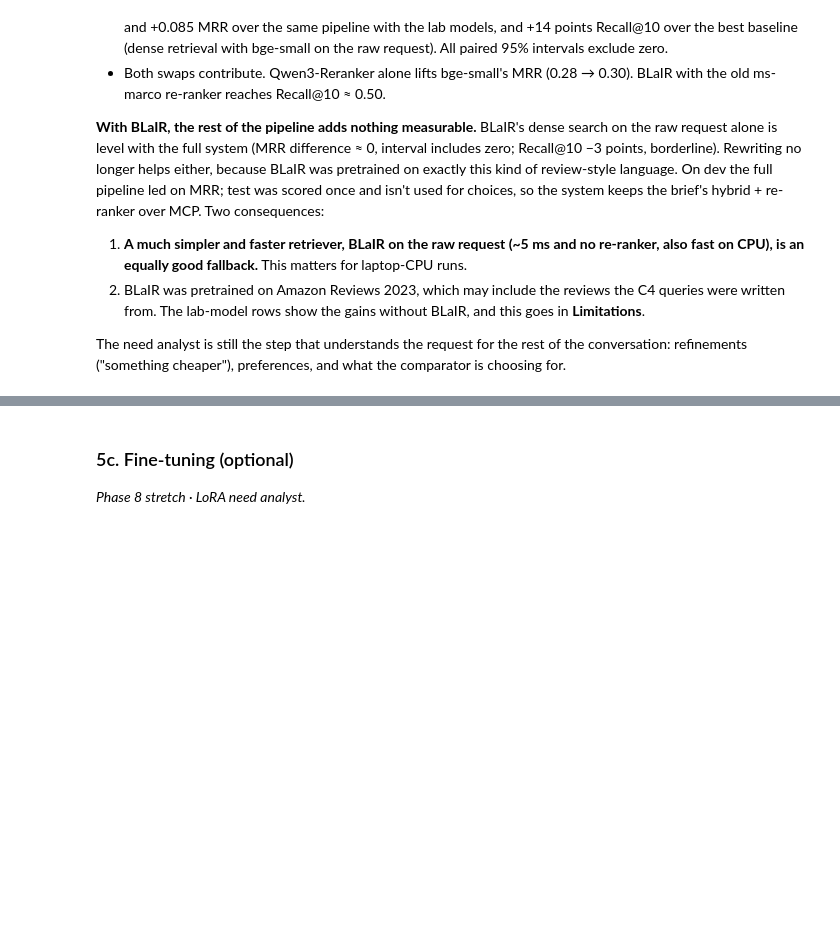
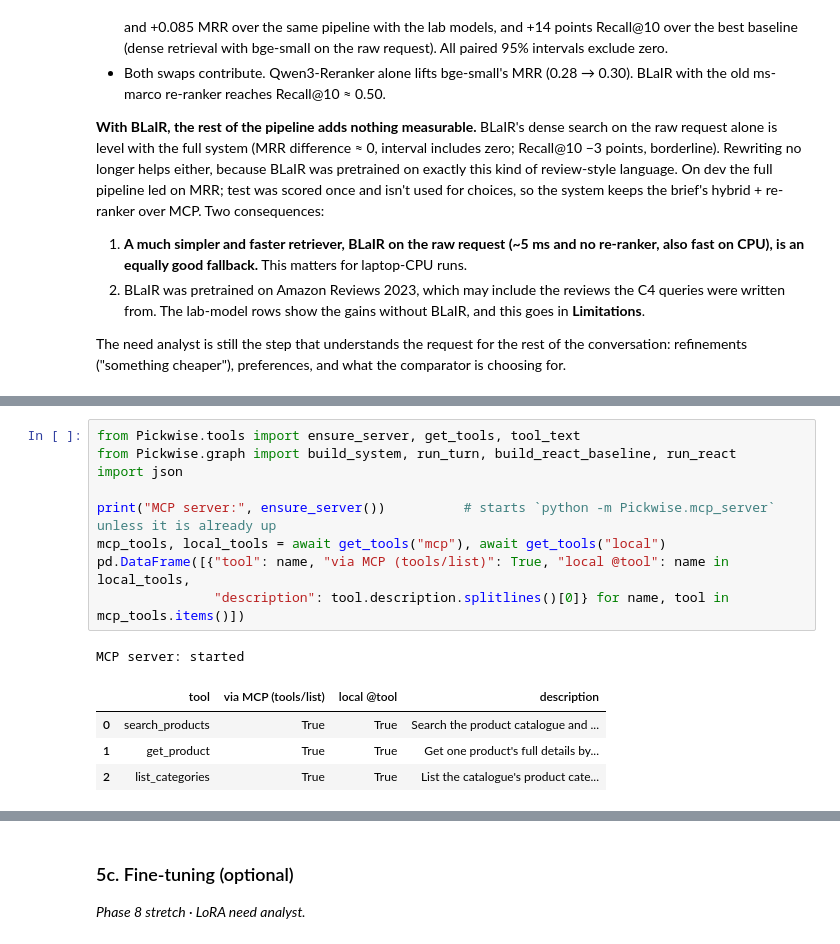
Before and after one commit to LalithMadhav-CODING/PickWise-A-Conversational-Shopping-Assistant, a Jupyter notebook: P14_Shopping_Assistant.ipynb, the cells around one changed output, grey strips where cells are left out. Cells and saved outputs as stored; diff of their text form; blank space fills up the shorter version.

```diff
--- a/P14_Shopping_Assistant.ipynb
+++ b/P14_Shopping_Assistant.ipynb
@@ -530,0 +546,15 @@ _Phases 4–5 · MCP server + local `@tool`s, LangGraph supervisor, memory, `int
+# %%
+from Pickwise.tools import ensure_server, get_tools, tool_text
+from Pickwise.graph import build_system, run_turn, build_react_baseline, run_react
+import json
+
+print("MCP server:", ensure_server())          # starts `python -m Pickwise.mcp_server` unless it is already up
+mcp_tools, local_tools = await get_tools("mcp"), await get_tools("local")
+pd.DataFrame([{"tool": name, "via MCP (tools/list)": True, "local @tool": name in local_tools,
+               "description": tool.description.splitlines()[0]} for name, tool in mcp_tools.items()])
+# %% [output]
+MCP server: started
+|  | tool | via MCP (tools/list) | local @tool | description |
+| 0 | search_products | True | True | Search the product catalogue and ... |
+| 1 | get_product | True | True | Get one product's full details by... |
+| 2 | list_categories | True | True | List the catalogue's product cate... |
```
Also changed, not shown: parts of 13 cells of this notebook, 13 other files.
